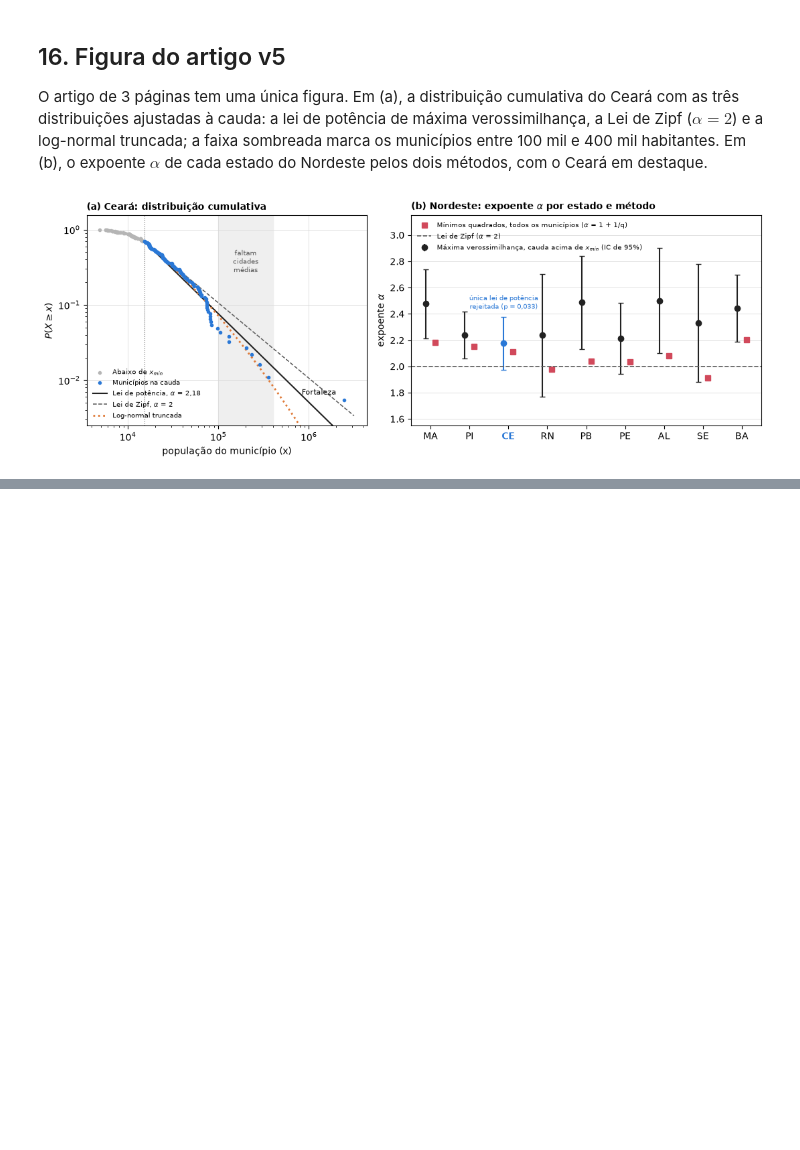
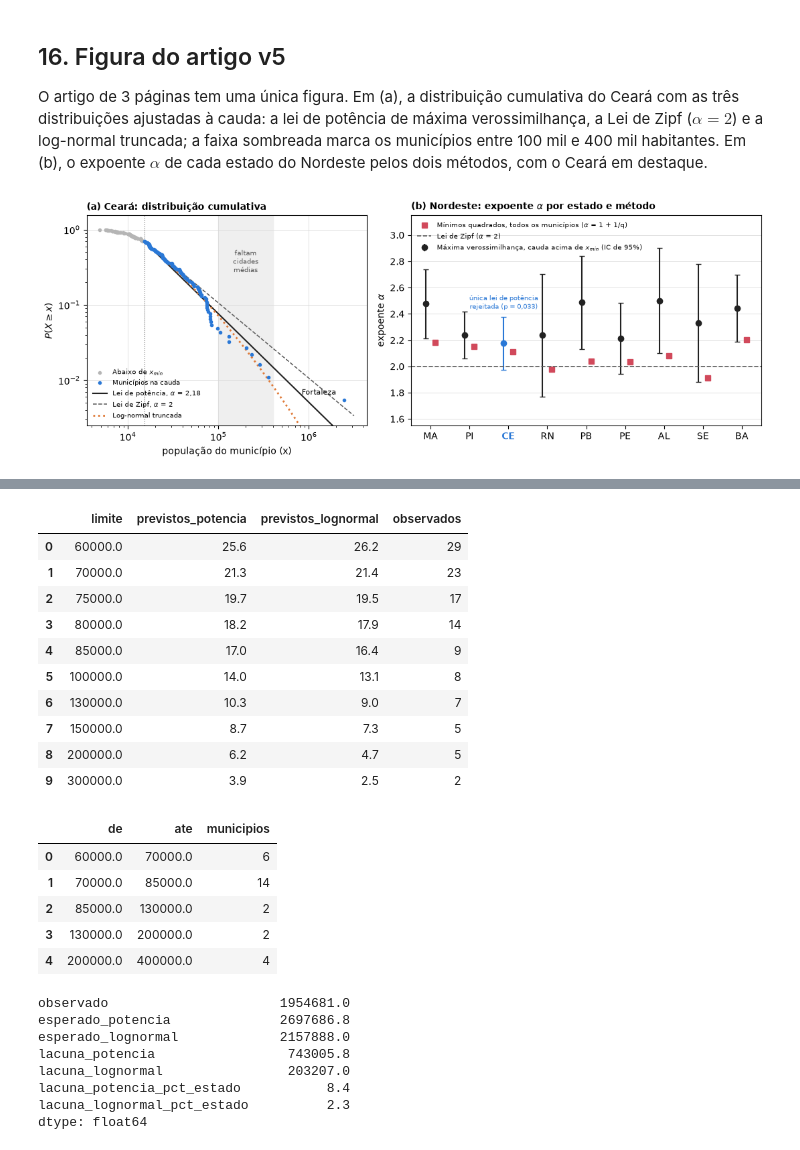
Before and after one commit to DaviFPassos/Lei_Zipf_Ceara, a Jupyter notebook: Lei_de_Zipf_Ceara_v5.ipynb, the cells around one changed output, grey strips where cells are left out. Saved outputs shown, nothing was run; the diff lists cells and outputs as text; code cells hidden in the pictures; blank space fills up the shorter version.

```diff
--- a/Lei_de_Zipf_Ceara_v5.ipynb
+++ b/Lei_de_Zipf_Ceara_v5.ipynb
@@ -1181,0 +1195,69 @@ plt.show()
+# %%
+tabela_ce = estados['CE'][0]
+pop_ce = tabela_ce['populacao'].to_numpy(dtype=float)
+ajuste, ln = ajustes_mv['CE'], ajustes_ln['CE']
+n_cauda, x_min, alfa = ajuste['n_cauda'], ajuste['x_min'], ajuste['alfa']
+log_cauda_ln = special.log_ndtr(-(np.log(x_min) - ln['mu']) / ln['sigma'])
+
+def previstos_potencia(x):
+    return n_cauda * (x / x_min) ** (1 - alfa)
+
+def previstos_lognormal(x):
+    return n_cauda * np.exp(special.log_ndtr(-(np.log(x) - ln['mu']) / ln['sigma']) - log_cauda_ln)
+
+limiares_ce = pd.DataFrame([{
+    'limite': limite,
+    'previstos_potencia': previstos_potencia(limite),
+    'previstos_lognormal': previstos_lognormal(limite),
+    'observados': int((pop_ce >= limite).sum()),
+} for limite in [60e3, 70e3, 75e3, 80e3, 85e3, 100e3, 130e3, 150e3, 200e3, 300e3]])
+limiares_ce.to_csv(OUTPUT / 'ceara_limiares_cidades_medias.csv', index=False, encoding='utf-8-sig')
+display(limiares_ce.round(1))
+
+faixas_ce = pd.DataFrame([{'de': de, 'ate': ate, 'municipios': int(((pop_ce >= de) & (pop_ce < ate)).sum())}
+                          for de, ate in [(60e3, 70e3), (70e3, 85e3), (85e3, 130e3), (130e3, 200e3), (200e3, 400e3)]])
+display(faixas_ce)
+
+# Posições 2 a 14: a lei de potência prevê 14 municípios acima de 100 mil, e a 1ª posição é a capital.
+posicoes_lacuna = np.arange(2, 15)
+esperado_potencia = x_min * (posicoes_lacuna / n_cauda) ** (-1 / (alfa - 1))
+# Na log-normal, inverte-se a cauda: P(X >= x) = (r / n) * P(X >= x_min).
+p_cauda_ln = np.exp(log_cauda_ln)
+esperado_lognormal = np.exp(ln['mu'] - ln['sigma'] * special.ndtri(posicoes_lacuna / n_cauda * p_cauda_ln))
+observado_lacuna = pop_ce[1:14]
+lacuna_ce = {
+    'observado': observado_lacuna.sum(),
+    'esperado_potencia': esperado_potencia.sum(),
+    'esperado_lognormal': esperado_lognormal.sum(),
+    'lacuna_potencia': esperado_potencia.sum() - observado_lacuna.sum(),
+    'lacuna_lognormal': esperado_lognormal.sum() - observado_lacuna.sum(),
+}
+lacuna_ce['lacuna_potencia_pct_estado'] = 100 * lacuna_ce['lacuna_potencia'] / pop_ce.sum()
+lacuna_ce['lacuna_lognormal_pct_estado'] = 100 * lacuna_ce['lacuna_lognormal'] / pop_ce.sum()
+display(pd.Series(lacuna_ce).round(1))
+# %% [output]
+|  | limite | previstos_potencia | previstos_lognormal | observados |
+| 0 | 60000.0 | 25.6 | 26.2 | 29 |
+| 1 | 70000.0 | 21.3 | 21.4 | 23 |
+| 2 | 75000.0 | 19.7 | 19.5 | 17 |
+| 3 | 80000.0 | 18.2 | 17.9 | 14 |
+| 4 | 85000.0 | 17.0 | 16.4 | 9 |
+| 5 | 100000.0 | 14.0 | 13.1 | 8 |
+| 6 | 130000.0 | 10.3 | 9.0 | 7 |
+| 7 | 150000.0 | 8.7 | 7.3 | 5 |
+| 8 | 200000.0 | 6.2 | 4.7 | 5 |
+| 9 | 300000.0 | 3.9 | 2.5 | 2 |
+|  | de | ate | municipios |
+| 0 | 60000.0 | 70000.0 | 6 |
+| 1 | 70000.0 | 85000.0 | 14 |
+| 2 | 85000.0 | 130000.0 | 2 |
+| 3 | 130000.0 | 200000.0 | 2 |
+| 4 | 200000.0 | 400000.0 | 4 |
+observado                      1954681.0
+esperado_potencia              2697686.8
+esperado_lognormal             2157888.0
+lacuna_potencia                 743005.8
+lacuna_lognormal                203207.0
+lacuna_potencia_pct_estado           8.4
+lacuna_lognormal_pct_estado          2.3
+dtype: float64
```
Also changed, not shown: parts of 7 cells of this notebook, 4 other files.
